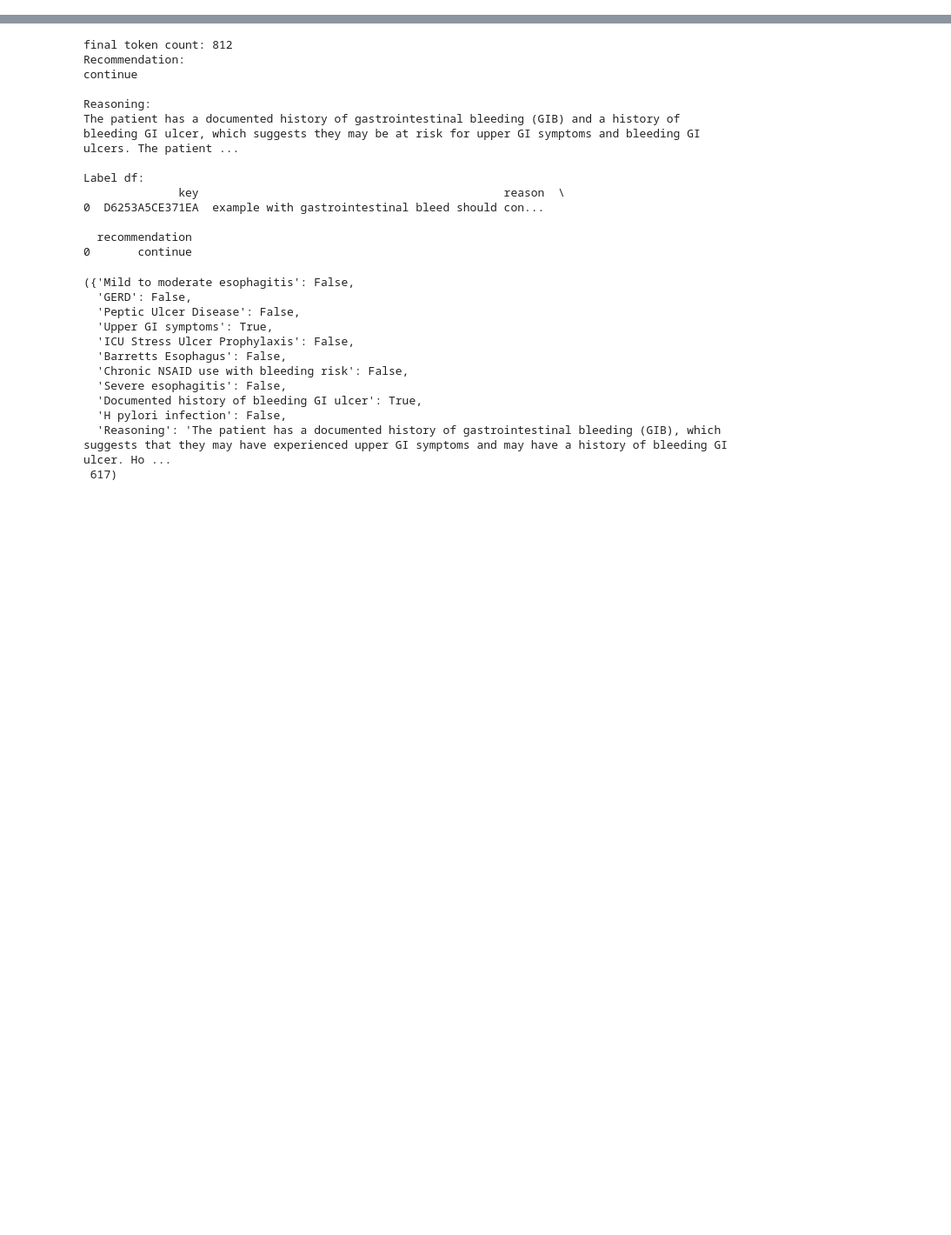
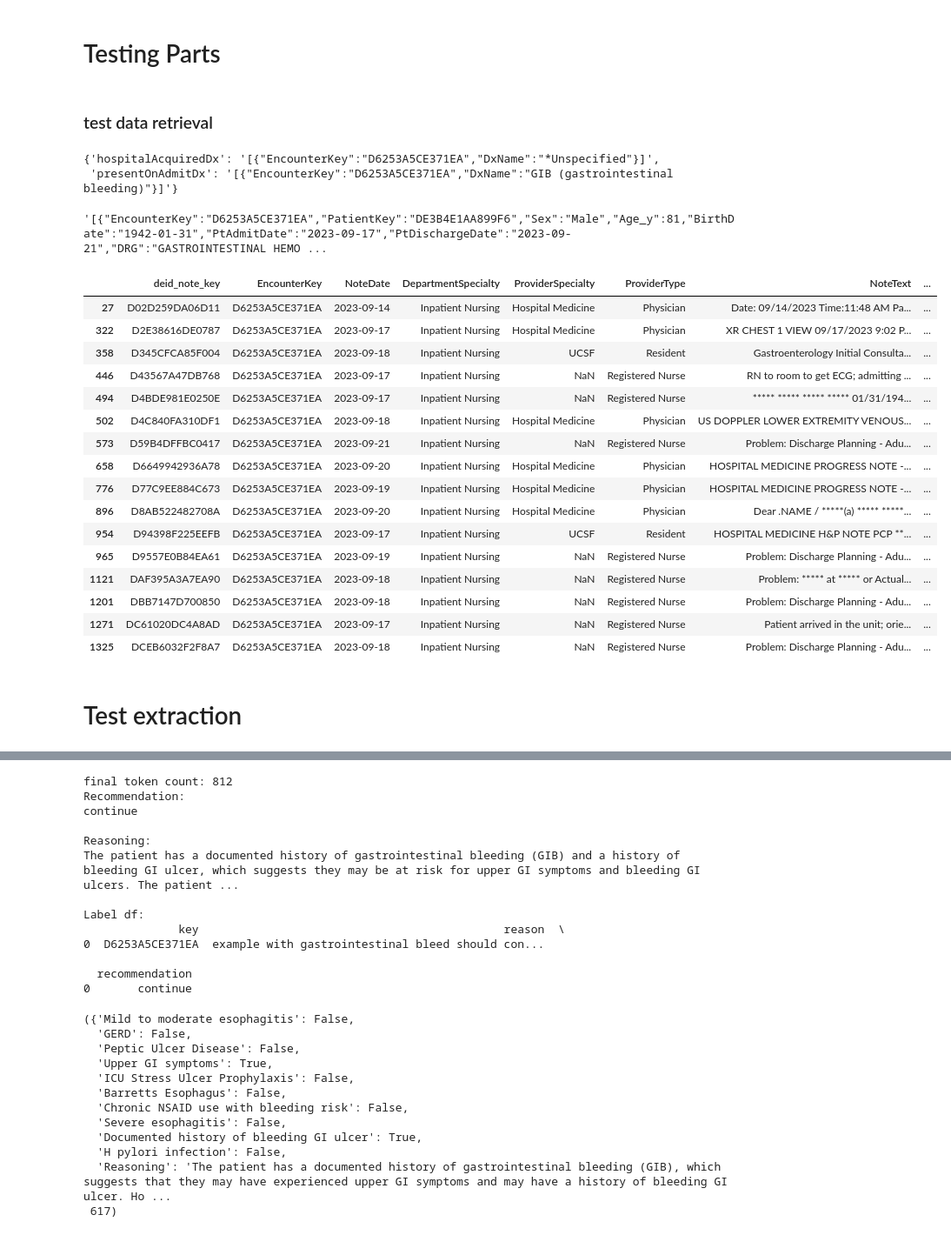
Before and after one commit to Beenjamming/DataSci210_MedicationDeprescriber, a Jupyter notebook: src/POC_tester_001.ipynb, the cells around one changed output, grey strips where cells are left out. Shown at 87% size. Saved outputs shown, nothing was run; the diff lists cells and outputs as text; code cells hidden in the pictures; blank space fills up the shorter version.

Commit message:
partially done updating the approach to look for one diagnosis at a time. Using Pydantic to return jsons, but having trouble with retrieval

```diff
--- a/src/POC_tester_001.ipynb
+++ b/src/POC_tester_001.ipynb
@@ -11,6 +11,8 @@ from pathlib import Path
 # groq_key = (
 #      os.environ['groqkey']
 # )
+# %%
+groq_key = "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"
 # %%
 from extraction import llmAgent
 from query import DataLoader
@@ -21,6 +20,7 @@ You may be able to resolve this warning by setting `model_config['protected_name
 # %%
 data_path = Path(
-    r"C:\Users\grays\OneDrive\Documents\GitHub\DataSci210_MedicationDeprescriber\Data"
+    # r"C:\Users\grays\OneDrive\Documents\GitHub\DataSci210_MedicationDeprescriber\Data"
+    "/Users/yarg/Library/CloudStorage/OneDrive-Personal/Documents/GitHub/DataSci210_MedicationDeprescriber/Data"
 )
 # data_path = Path(
 #     r"F:\LangChain\data"
@@ -29,0 +30,44 @@ encounter_key="D6253A5CE371EA"
+# %% [markdown]
+# Testing Parts
+# %% [markdown]
+### test data retrieval
+# %%
+llm_agent = llmAgent(groq_key=groq_key, data_path=data_path)
+# %%
+diagnosis_data_dict = llm_agent.get_data(
+    encounter_key=encounter_key, source="diagnosis"
+)
+diagnosis_data_dict
+# %% [output]
+{'hospitalAcquiredDx': '[{"EncounterKey":"D6253A5CE371EA","DxName":"*Unspecified"}]',
+ 'presentOnAdmitDx': '[{"EncounterKey":"D6253A5CE371EA","DxName":"GIB (gastrointestinal bleeding)"}]'}
+# %%
+encounters_data_dict = llm_agent.get_data(
+    encounter_key=encounter_key, source="encounters"
+)
+encounters_data_dict
+# %% [output]
+'[{"EncounterKey":"D6253A5CE371EA","PatientKey":"DE3B4E1AA899F6","Sex":"Male","Age_y":81,"BirthDate":"1942-01-31","PtAdmitDate":"2023-09-17","PtDischargeDate":"2023-09-21","DRG":"GASTROINTESTINAL HEMO ...
+# %%
+noteText = llm_agent.get_data(encounter_key=encounter_key, source="notes")
+noteText
+# %% [output]
+|  | deid_note_key | EncounterKey | NoteDate | DepartmentSpecialty | ProviderSpecialty | ProviderType | NoteText | ... |
+| 27 | D02D259DA06D11 | D6253A5CE371EA | 2023-09-14 | Inpatient Nursing | Hospital Medicine | Physician | Date: 09/14/2023 Time:11:48 AM Pa... | ... |
+| 322 | D2E38616DE0787 | D6253A5CE371EA | 2023-09-17 | Inpatient Nursing | Hospital Medicine | Physician | XR CHEST 1 VIEW 09/17/2023 9:02 P... | ... |
+| 358 | D345CFCA85F004 | D6253A5CE371EA | 2023-09-18 | Inpatient Nursing | UCSF | Resident | Gastroenterology Initial Consulta... | ... |
+| 446 | D43567A47DB768 | D6253A5CE371EA | 2023-09-17 | Inpatient Nursing | NaN | Registered Nurse | RN to room to get ECG; admitting ... | ... |
+| 494 | D4BDE981E0250E | D6253A5CE371EA | 2023-09-17 | Inpatient Nursing | NaN | Registered Nurse | ***** ***** ***** ***** 01/31/194... | ... |
+| 502 | D4C840FA310DF1 | D6253A5CE371EA | 2023-09-18 | Inpatient Nursing | Hospital Medicine | Physician | US DOPPLER LOWER EXTREMITY VENOUS... | ... |
+| 573 | D59B4DFFBC0417 | D6253A5CE371EA | 2023-09-21 | Inpatient Nursing | NaN | Registered Nurse | Problem: Discharge Planning - Adu... | ... |
+| 658 | D6649942936A78 | D6253A5CE371EA | 2023-09-20 | Inpatient Nursing | Hospital Medicine | Physician | HOSPITAL MEDICINE PROGRESS NOTE -... | ... |
+| 776 | D77C9EE884C673 | D6253A5CE371EA | 2023-09-19 | Inpatient Nursing | Hospital Medicine | Physician | HOSPITAL MEDICINE PROGRESS NOTE -... | ... |
+| 896 | D8AB522482708A | D6253A5CE371EA | 2023-09-20 | Inpatient Nursing | Hospital Medicine | Physician | Dear .NAME / *****(a) ***** *****... | ... |
+| 954 | D94398F225EEFB | D6253A5CE371EA | 2023-09-17 | Inpatient Nursing | UCSF | Resident | HOSPITAL MEDICINE H&P NOTE PCP **... | ... |
+| 965 | D9557E0B84EA61 | D6253A5CE371EA | 2023-09-19 | Inpatient Nursing | NaN | Registered Nurse | Problem: Discharge Planning - Adu... | ... |
+| 1121 | DAF395A3A7EA90 | D6253A5CE371EA | 2023-09-18 | Inpatient Nursing | NaN | Registered Nurse | Problem: ***** at ***** or Actual... | ... |
+| 1201 | DBB7147D700850 | D6253A5CE371EA | 2023-09-18 | Inpatient Nursing | NaN | Registered Nurse | Problem: Discharge Planning - Adu... | ... |
+| 1271 | DC61020DC4A8AD | D6253A5CE371EA | 2023-09-17 | Inpatient Nursing | NaN | Registered Nurse | Patient arrived in the unit; orie... | ... |
+| 1325 | DCEB6032F2F8A7 | D6253A5CE371EA | 2023-09-18 | Inpatient Nursing | NaN | Registered Nurse | Problem: Discharge Planning - Adu... | ... |
+# %% [markdown]
+# Test extraction
```
Also changed, not shown: parts of 24 cells of this notebook, 3 other files.
